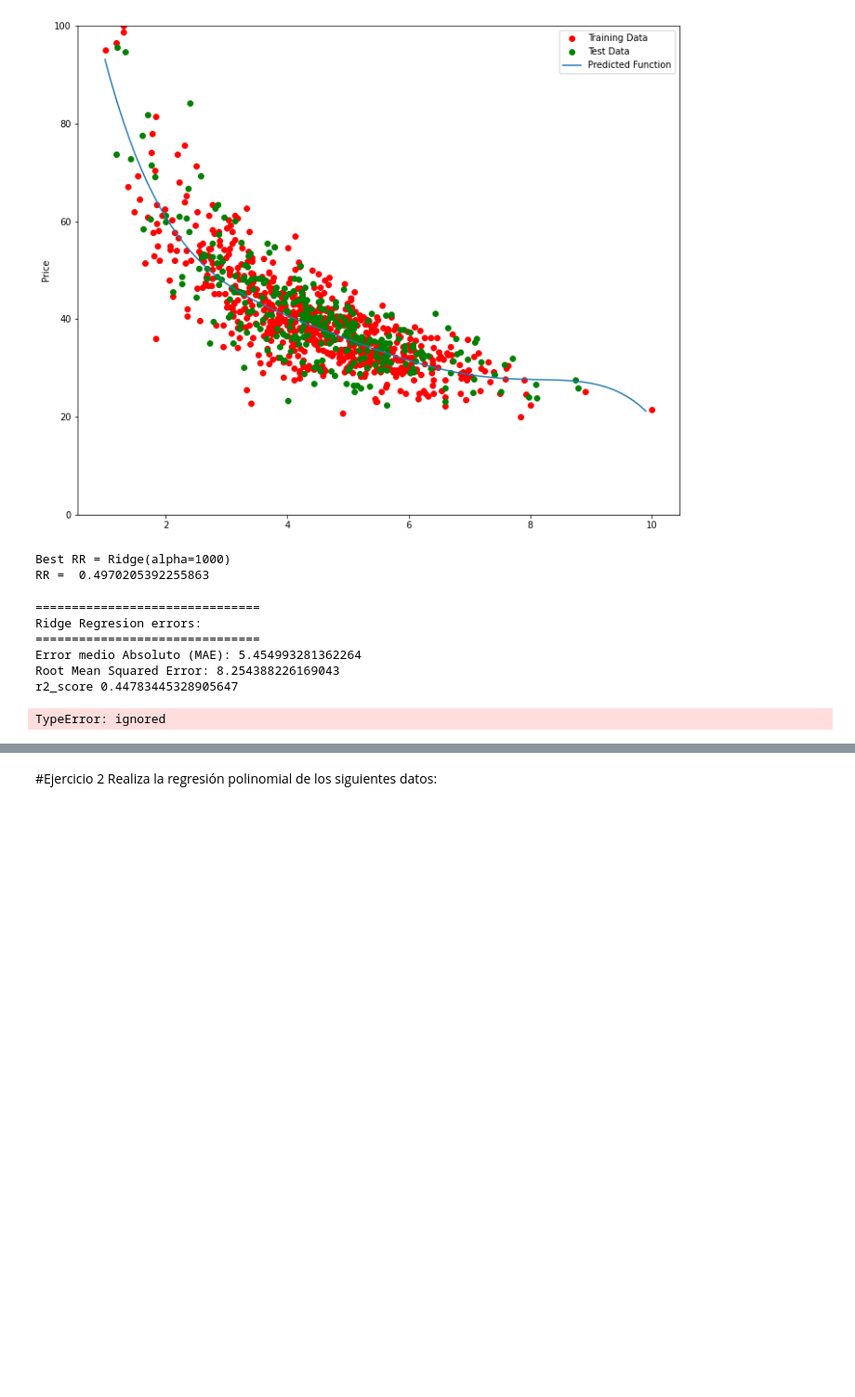
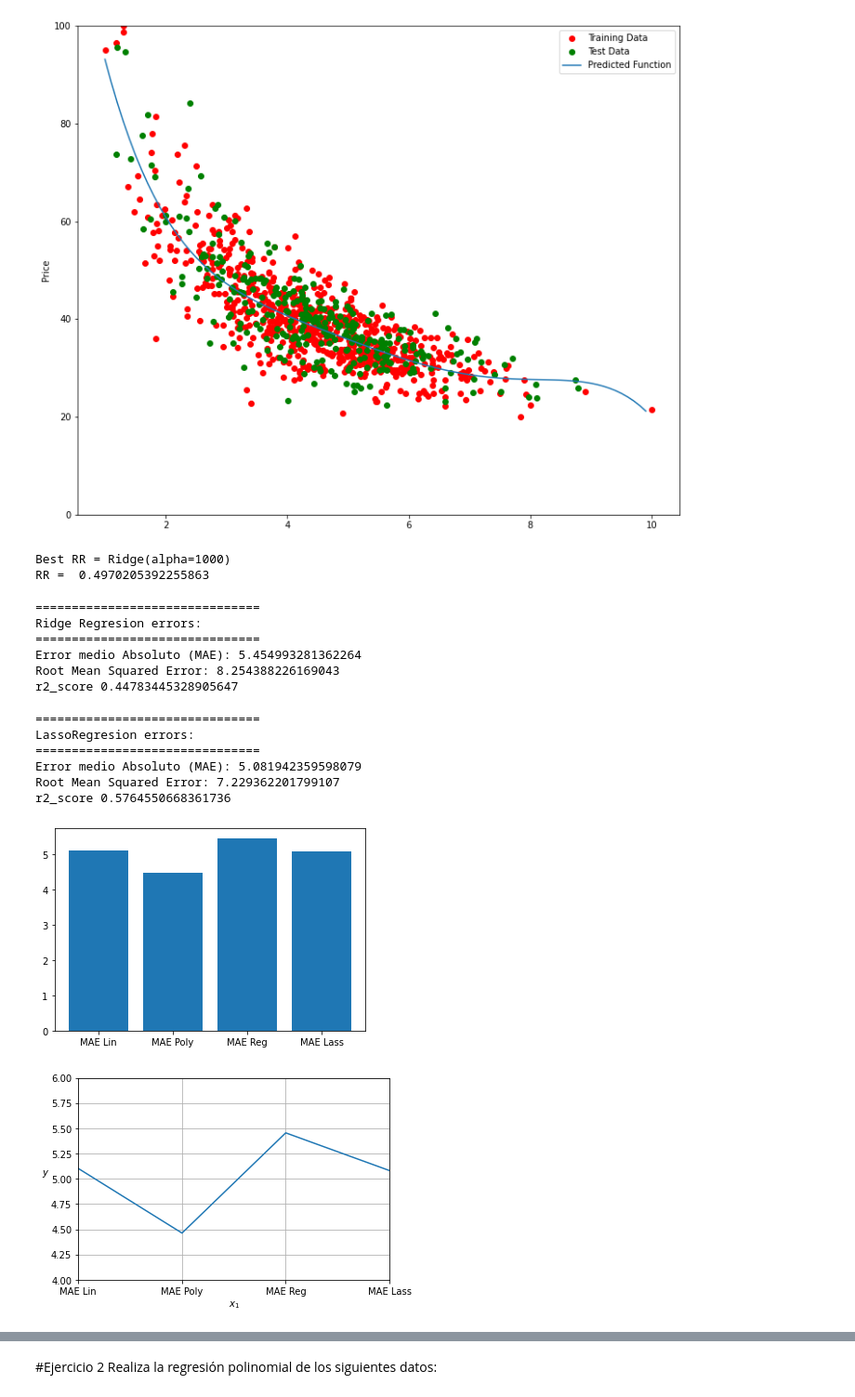
Before and after one commit to torhec1234/Actividades_Aprendizaje-, a Jupyter notebook: TecMty_Regresion_lineal_polinomial.ipynb, the cells around one changed output, grey strips where cells are left out. Shown at 93% size. Drawn from its saved outputs; the diff is of its cells as text; code cells hidden in the pictures; blank space fills up the shorter version.

```diff
--- a/TecMty_Regresion_lineal_polinomial.ipynb
+++ b/TecMty_Regresion_lineal_polinomial.ipynb
@@ -384,8 +426,10 @@ number of training samples: 700
 # %%
 print('===============================\nLinear Regresion errors:\n===============================')
+MAE_lin = metrics.mean_absolute_error(y_test, yhat_test)
 print('Error medio Absoluto (MAE):', metrics.mean_absolute_error(y_test, yhat_test))
 print('Root Mean Squared Error:', np.sqrt(metrics.mean_squared_error(y_test, yhat_test)))
 print('r2_score',r2_score(y_test, yhat_test))
+R2_lin = r2_score(y_test, yhat_test)
 # %% [output]
 ===============================
 Linear Regresion errors:
@@ -430,8 +483,10 @@ yhat_test_pr = poly.predict(x_test_pr)
 # %%
 print('===============================\nPoly Regresion errors:\n===============================')
+MAE_pol = metrics.mean_absolute_error(y_test, yhat_test_pr)
 print('Error medio Absoluto (MAE):', metrics.mean_absolute_error(y_test, yhat_test_pr))
 print('Root Mean Squared Error:', np.sqrt(metrics.mean_squared_error(y_test, yhat_test_pr)))
 print('r2_score',r2_score(y_test, yhat_test_pr))
+R2_pol = r2_score(y_test, yhat_test_pr)
 # %% [output]
 ===============================
 Poly Regresion errors:
@@ -478,8 +533,10 @@ ridge_reg.fit(x_train, y_train)
 y_hat_test_rid = ridge_reg.predict(x_test)
 print('===============================\nRidge Regresion errors:\n===============================')
 print('Error medio Absoluto (MAE):', metrics.mean_absolute_error(y_test, y_hat_test_rid))
+MAE_reg = metrics.mean_absolute_error(y_test, y_hat_test_rid)
 print('Root Mean Squared Error:', np.sqrt(metrics.mean_squared_error(y_test, y_hat_test_rid)))
 print('r2_score',r2_score(y_test, y_hat_test_rid))
+R2_reg = r2_score(y_test, y_hat_test_rid)
 # %% [output]
 ===============================
 Ridge Regresion errors:
@@ -487,7 +544,37 @@ Ridge Regresion errors:
 Error medio Absoluto (MAE): 5.454993281362264
 Root Mean Squared Error: 8.254388226169043
 r2_score 0.44783445328905647
-# %%
-PollyPlot(x_train[['Number of Units']], x_test[['Number of Units']], y_train, y_test, RR,)
-# %% [output]
-TypeError: ignored
+# %%
+#Lasso
+lasso_reg = Lasso(alpha=0.1)
+lasso_reg.fit(X, y)
+y_hat_test_las=lasso_reg.predict(x_test)
+print('===============================\nLassoRegresion errors:\n===============================')
+print('Error medio Absoluto (MAE):', metrics.mean_absolute_error(y_test, y_hat_test_las))
+MAE_lass = metrics.mean_absolute_error(y_test, y_hat_test_las)
+print('Root Mean Squared Error:', np.sqrt(metrics.mean_squared_error(y_test, y_hat_test_las)))
+print('r2_score',r2_score(y_test, y_hat_test_las))
+R2_lass = r2_score(y_test, y_hat_test_las)
+# %% [output]
+===============================
+LassoRegresion errors:
+===============================
+Error medio Absoluto (MAE): 5.081942359598079
+Root Mean Squared Error: 7.229362201799107
+r2_score 0.5764550668361736
+# %%
+MAE = [MAE_lin,MAE_pol,MAE_reg,MAE_lass]
+plt.bar(['MAE Lin','MAE Poly','MAE Reg','MAE Lass'], MAE)
+plt.show()
+
+
+plt.figure(figsize=(6, 4))
+plt.plot(['MAE Lin','MAE Poly','MAE Reg','MAE Lass'], MAE)
+plt.xlabel("$x_1$")
+plt.ylabel("$y$  ", rotation=0)
+plt.axis([0, 3, 4, 6])
+plt.grid()
+plt.show()
+# %% [output]
+[figure, added]
+[figure, added]
```
Also changed, not shown: parts of 15 cells of this notebook.
